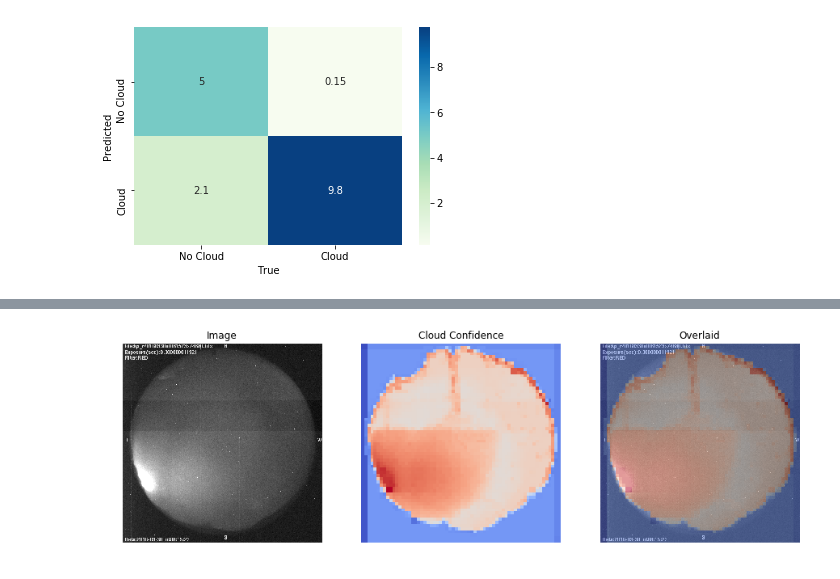
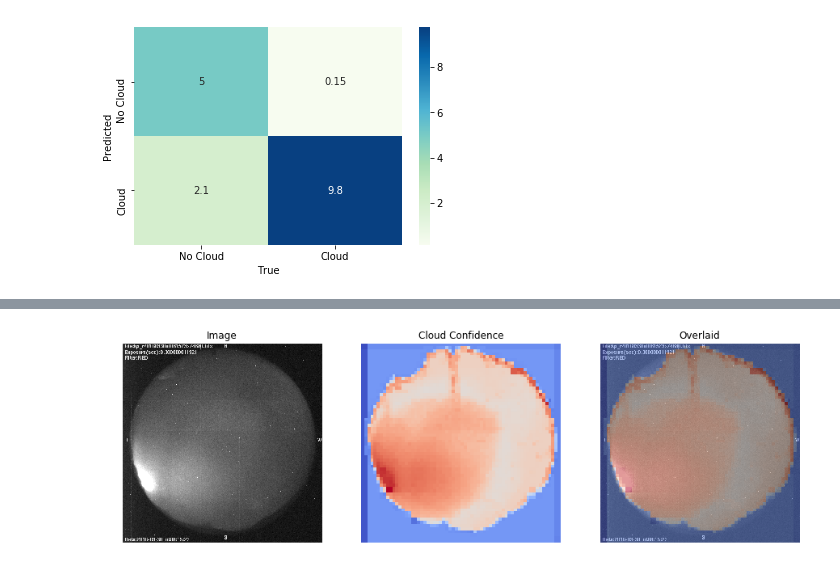
Before and after one commit to dylanagreen/kpno-allsky, a Jupyter notebook: Image Classifier v3.ipynb, the cells around one changed output, grey strips where cells are left out. Drawn from its saved outputs; the diff is of its cells as text; code cells hidden in the pictures.

```diff
--- a/Image Classifier v3.ipynb
+++ b/Image Classifier v3.ipynb
@@ -525,5 +580,5 @@ def low_contrast(name, scale, exposure):
 # %%
-def check_entire(im, scale, exposure):
+def check_entire(name, scale, exposure):
     dim = int(512 * scale)
 
     loc = os.path.join('Images', *['data', 'mask.png'])
@@ -540,6 +595,8 @@ def check_entire(im, scale, exposure):
     loc = os.path.join('Images', *['data', 'val', exposure, name])
     with open(loc, 'rb') as f:
         im = np.asarray(Image.open(f).convert('L'))
+        if exposure == '0.3':
+            im = remove_band(im) # Removes the dark band in 0.3s images.
         im = np.multiply(m, im).astype('uint8')
         im = Image.fromarray(im).resize((dim, dim))
         im = np.asarray(im).reshape((dim, dim, 1))
@@ -576,6 +633,8 @@ loc = os.path.join('Images', *['data', 'val', exposure, name])
 with open(loc, 'rb') as f:
     im = Image.open(f).convert('L')
     im = np.asarray(im).reshape((512, 512))
+    if exposure == '0.3':
+        im = remove_band(im)
 
 ax[0].imshow(im, interpolation='none', cmap='gray')
 ax[0].set_axis_off()
@@ -593,12 +652,12 @@ loc = os.path.join('Images', *['data', 'val', exposure, name])
 with open(loc, 'rb') as f:
     im = Image.open(f).convert('L')
     im = np.asarray(im).reshape((512, 512))
-
-
+    if exposure == '0.3':
+        im = remove_band(im)
 m = 4
 width = int(512/32 * m)
+confidence0 = []
 confidence1 = []
-confidence2 = []
 values = np.arange(1, m + 0.5, 0.5)
 
 for scale in values:
@@ -606,13 +665,13 @@ for scale in values:
     x = test[0, 0, :, :].numpy()
     # This line resizes it to the maximum width so all the found heatmaps are the same size.
     x2 = np.array(Image.fromarray(x.astype('float32')).resize((width, width))).reshape((width, width, 1))
-    confidence1.append(x2)
+    confidence0.append(x2)
 
     x = test[0, 1, :, :].numpy()
     print(x.shape)
     # This line resizes it to the maximum width so all the found heatmaps are the same size.
     x2 = np.array(Image.fromarray(x.astype('float32')).resize((width, width))).reshape((width, width, 1))
-    confidence2.append(x2)
+    confidence1.append(x2)
 # %% [output]
 (16, 16)
 (24, 24)
@@ -628,29 +685,29 @@ from scipy.stats import gmean
 # %%
-no_cloud_confidence = np.concatenate(confidence1, axis=2)
-cloud_confidence = np.concatenate(confidence2, axis=2)
+no_cloud_confidence = np.concatenate(confidence0, axis=2)
+cloud_confidence = np.concatenate(confidence1, axis=2)
 
 fig, ax = plt.subplots(1,3)
 fig.set_size_inches(15,7)
 
 ax[0].imshow(im, cmap='gray')
 ax[0].set_axis_off()
 ax[0].set_title('Image')
 
+# Cloud confidence
 cloud_confidence = np.median(cloud_confidence, axis=2)
 ax[1].imshow(cloud_confidence, interpolation='nearest', cmap="coolwarm")
 ax[1].set_axis_off()
 ax[1].set_title('Cloud Confidence')
 
-
+# Overlaid
 ax[2].imshow(im, interpolation='none', cmap="gray")
 no_cloud_confidence = np.median(no_cloud_confidence, axis=2)
-#no_cloud_confidence = np.max(no_cloud_confidence) - no_cloud_confidence
-# This just resizes it so we can overplot it.
-cloud_confidence = np.array(Image.fromarray(cloud_confidence).resize((512,512)))
+
+cloud_confidence = np.array(Image.fromarray(cloud_confidence).resize((512,512))) # Resize to overplot
 ax[2].imshow(cloud_confidence, interpolation='nearest', cmap="coolwarm", alpha=0.5)
 ax[2].set_axis_off()
 ax[2].set_title('Overlaid')
 
 plt.savefig('heatmap-test.png', bbox_inches='tight', dpi=256)
 # %% [output]
-[figure, old version]
+[figure, new version]
```
Also changed, not shown: parts of 7 cells of this notebook.
